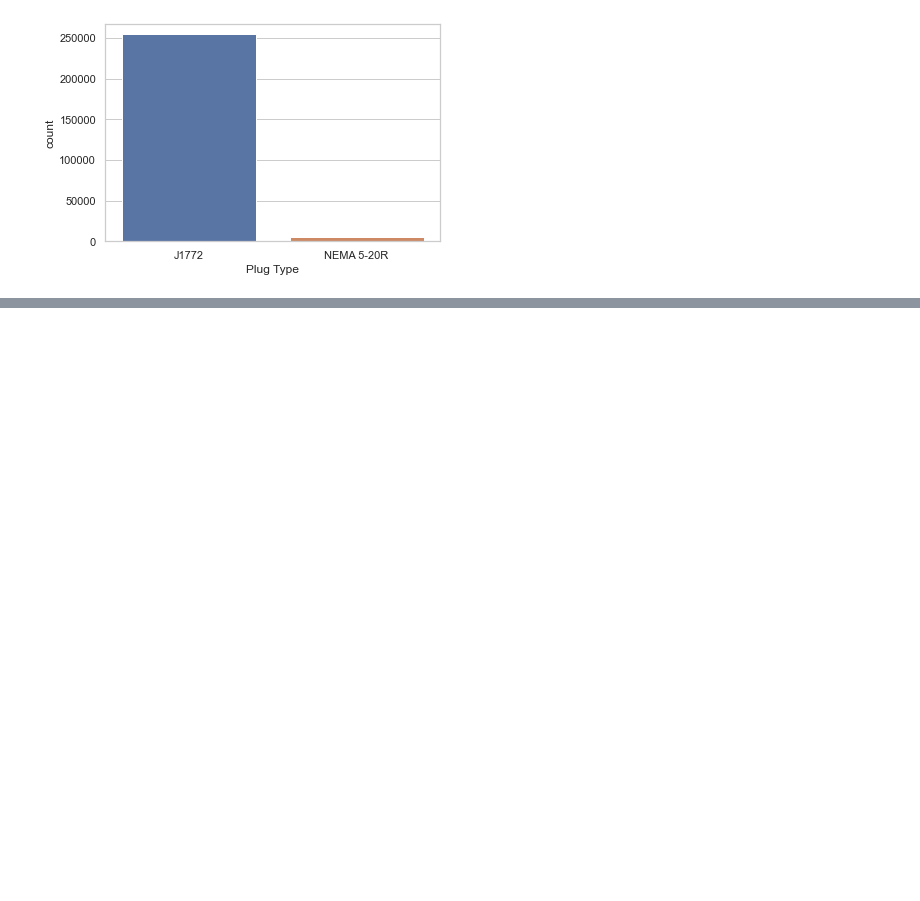
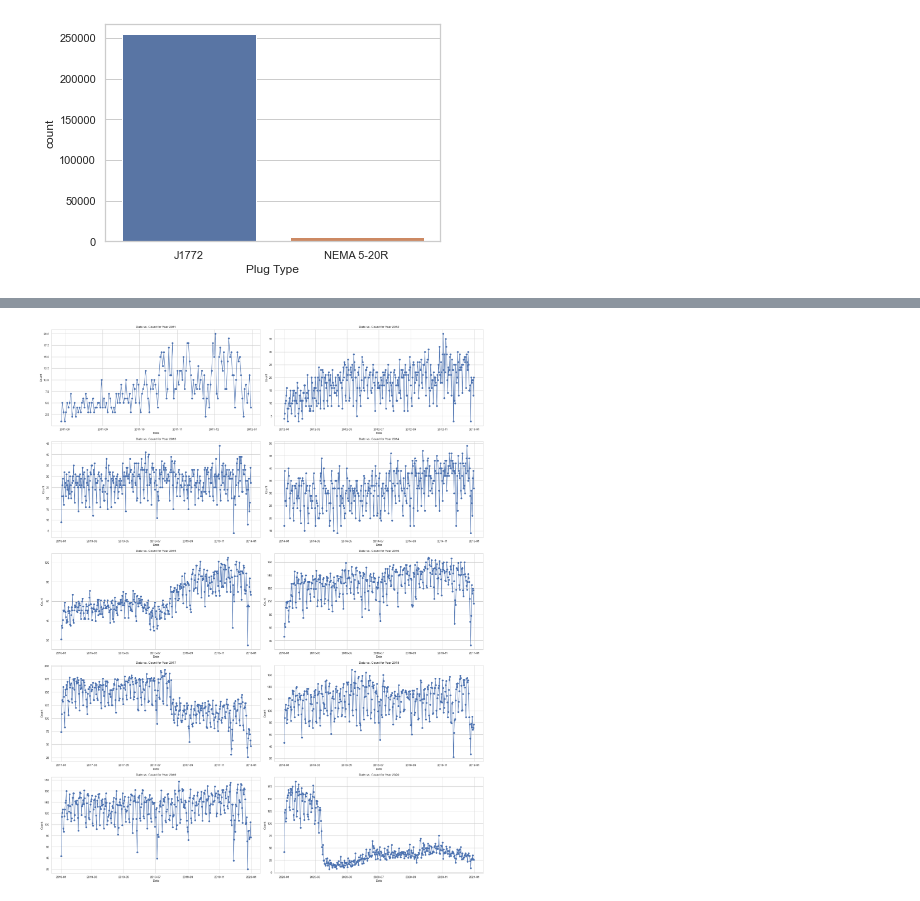
Before and after one commit to natvar55/IT496_Data_Voyagers_Project1, a Jupyter notebook: Data_Voyagers_Project1.ipynb, the cells around one changed output, grey strips where cells are left out. Drawn from its saved outputs; the diff is of its cells as text; code cells hidden in the pictures; blank space fills up the shorter version.

```diff
--- a/Data_Voyagers_Project1.ipynb
+++ b/Data_Voyagers_Project1.ipynb
@@ -203,0 +206,5 @@ sns.countplot(x="Plug Type",data=df)
+# %%
+df["Start Date"] = pd.to_datetime(df["Start Date"])
+# %%
+df['Start Date (Date)'] = pd.to_datetime(df['Start Date']).dt.date
+df['Start Date (Time)'] = pd.to_datetime(df['Start Date']).dt.time
@@ -203,0 +227,24 @@ sns.countplot(x="Plug Type",data=df)
+# %%
+df["Start Date (Year)"] = df["Start Date (Date)"].apply(lambda x: x.year)
+unique_years = df['Start Date (Year)'].unique()
+
+fig, axes = plt.subplots(5, 2, figsize=(24, 30))
+
+for i, year in enumerate(unique_years):
+    row, col = divmod(i, 2)
+    ax = axes[row, col]
+
+    year_data = df[df["Start Date (Year)"] == year]
+    date_counts = year_data.groupby('Start Date (Date)').size().reset_index(name='Count')
+
+    ax.plot(date_counts['Start Date (Date)'], date_counts['Count'], marker='o', linestyle='-')
+    ax.set_title(f'Date vs. Count for Year {year}')
+    ax.set_xlabel('Date')
+    ax.set_ylabel('Count')
+    ax.grid(True)
+    ax.tick_params(axis='x')
+
+plt.tight_layout()
+plt.show()
+# %% [output]
+[figure, added]
```
Also changed, not shown: parts of 2 cells of this notebook.
